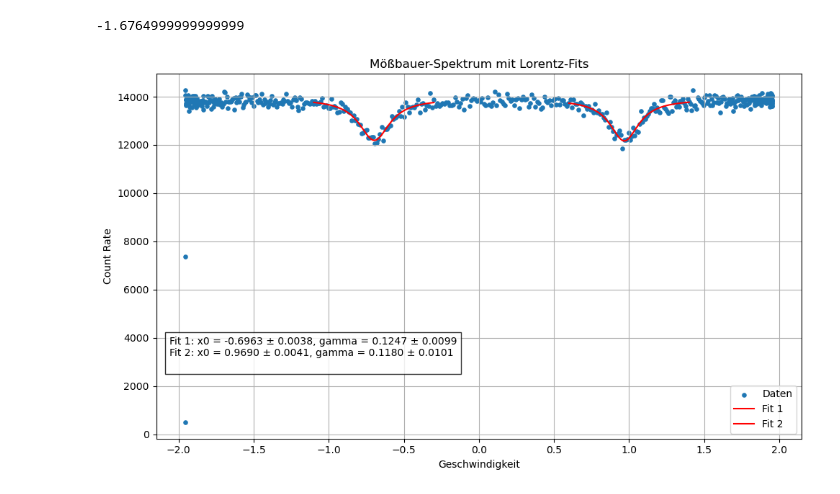
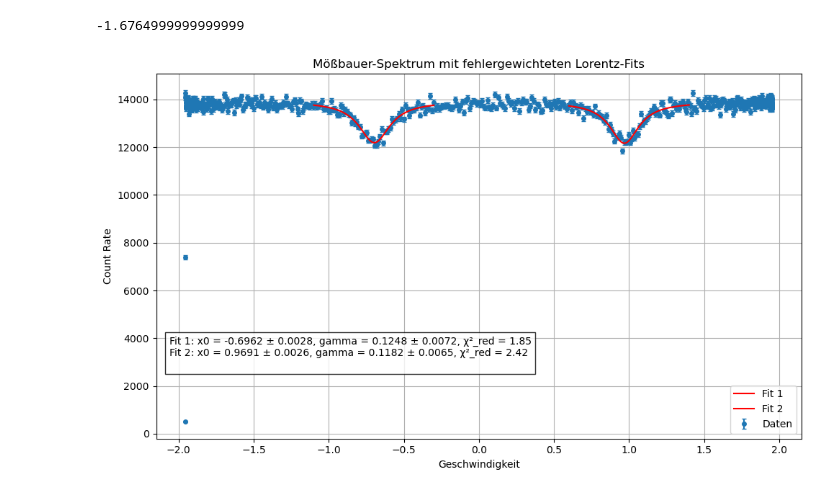
Before and after one commit to Darrenshan27/mossbauer, a Jupyter notebook: auswertung.ipynb, the cells around one changed output. Saved outputs shown, nothing was run; the diff lists cells and outputs as text; code cells hidden in the pictures.

Commit message:
Fehlergewichtung Lorentz-peak

```diff
--- a/auswertung.ipynb
+++ b/auswertung.ipynb
@@ -559,7 +559,8 @@ def load_moessbauer_data(datei, velocity_max, alpha=1, remove_outliers=True, thr
 def fit_lorentz_peaks(datei, velocity_max, n_fits, centers, windows, alpha=1, plot=True,
                       remove_outliers=True, threshold=0.05):
     """
-    Führt 1 bis 6 Lorentz-Fits auf einem Mößbauer-Spektrum aus.
+    Führt 1 bis 6 fehlergewichtete Lorentz-Fits auf einem Mößbauer-Spektrum aus.
+    Der Fehler der Count Rate wird als sqrt(counts) angenommen.
     """
 
     if not (1 <= n_fits <= 6):
@@ -579,6 +580,9 @@ def fit_lorentz_peaks(datei, velocity_max, n_fits, centers, windows, alpha=1, pl
         threshold=threshold
     )
 
+    # Poisson-Fehler der Count Rate
+    sigma_counts = np.sqrt(np.clip(counts, 1e-12, None))
+
     results = []
 
     for i in range(n_fits):
@@ -588,6 +592,7 @@ def fit_lorentz_peaks(datei, velocity_max, n_fits, centers, windows, alpha=1, pl
         mask = (velocities >= center - window) & (velocities <= center + window)
         v_fit = velocities[mask]
         c_fit = counts[mask]
+        sigma_fit = sigma_counts[mask]
 
         if len(v_fit) < 5:
             raise ValueError(f"Zu wenige Punkte für Fit {i+1} im Fenster um {center}.")
@@ -605,9 +610,23 @@ def fit_lorentz_peaks(datei, velocity_max, n_fits, centers, windows, alpha=1, pl
         )
 
         popt, pcov = curve_fit(
-            lorentz_dip, v_fit, c_fit, p0=p0, bounds=bounds, maxfev=20000
+            lorentz_dip,
+            v_fit,
+            c_fit,
+            p0=p0,
+            bounds=bounds,
+            sigma=sigma_fit,
+            absolute_sigma=True,
+            maxfev=20000
         )
+
         perr = np.sqrt(np.diag(pcov))
+
+        # optional: reduziertes chi^2
+        residuals = c_fit - lorentz_dip(v_fit, *popt)
+        chi2 = np.sum((residuals / sigma_fit) ** 2)
+        ndof = len(c_fit) - len(popt)
+        chi2_red = chi2 / ndof if ndof > 0 else np.nan
 
         results.append({
             "fit_index": i + 1,
@@ -624,12 +643,16 @@ def fit_lorentz_peaks(datei, velocity_max, n_fits, centers, windows, alpha=1, pl
                 "x0": perr[2],
                 "gamma": perr[3],
             },
+            "chi2_red": chi2_red,
             "cov": pcov
         })
 
     if plot:
         plt.figure(figsize=(10, 6))
-        plt.scatter(velocities, counts, s=14, label="Daten")
+        plt.errorbar(
+            velocities, counts, yerr=sigma_counts,
+            fmt='o', markersize=4, capsize=2, label="Daten", zorder =2
+        )
 
         for res in results:
             x_min, x_max = res["fit_range"]
@@ -640,14 +663,12 @@ def fit_lorentz_peaks(datei, velocity_max, n_fits, centers, windows, alpha=1, pl
                 v_dense,
                 lorentz_dip(v_dense, p["y0"], p["A"], p["x0"], p["gamma"]),
                 label=f'Fit {res["fit_index"]}',
-                color='red'
+                color='red', zorder =5
             )
-
-            #plt.axvspan(x_min, x_max, alpha=0.12)
 
         plt.xlabel("Geschwindigkeit")
         plt.ylabel("Count Rate")
-        plt.title("Mößbauer-Spektrum mit Lorentz-Fits")
+        plt.title("Mößbauer-Spektrum mit fehlergewichteten Lorentz-Fits")
         plt.grid(True)
         plt.legend()
 
@@ -658,7 +679,8 @@ def fit_lorentz_peaks(datei, velocity_max, n_fits, centers, windows, alpha=1, pl
             text += (
                 f'Fit {res["fit_index"]}: '
                 f'x0 = {p["x0"]:.4f} ± {e["x0"]:.4f}, '
-                f'gamma = {p["gamma"]:.4f} ± {e["gamma"]:.4f}\n'
+                f'gamma = {p["gamma"]:.4f} ± {e["gamma"]:.4f}, '
+                f'χ²_red = {res["chi2_red"]:.2f}\n'
             )
 
         plt.text(
@@ -671,14 +693,14 @@ def fit_lorentz_peaks(datei, velocity_max, n_fits, centers, windows, alpha=1, pl
         plt.tight_layout()
         plt.show()
 
-    return velocities, counts, results
+    return velocities, counts, sigma_counts, results
 # %%
-velocities, counts, results = fit_lorentz_peaks(
+velocities, counts, sigma_counts, results = fit_lorentz_peaks(
     datei="Daten/AlphaIron_AbsorptionSpectrum_Folded_511.txt",
     velocity_max=1.954,
     n_fits=2,
     centers=[-0.7, 1],
     windows=[0.4, 0.4]
 )
 # %% [output]
-[figure, old version]
+[figure, new version]
```
Also changed, not shown: parts of 2 cells of this notebook.
